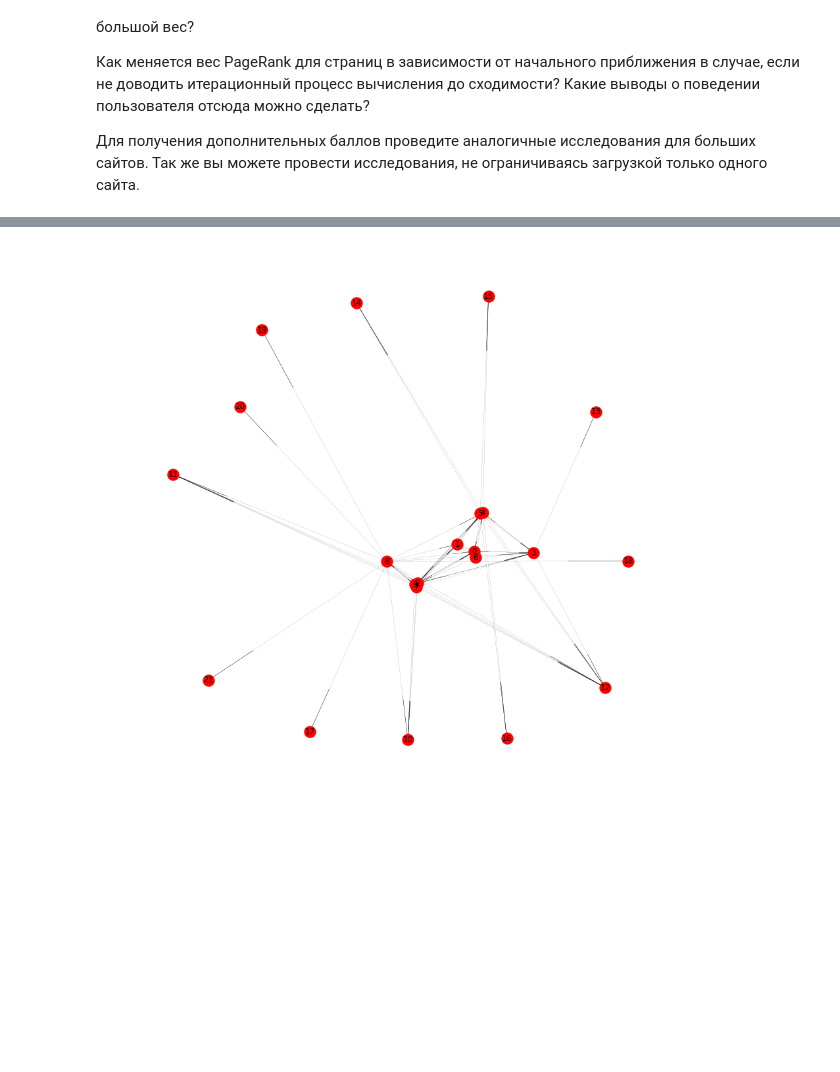
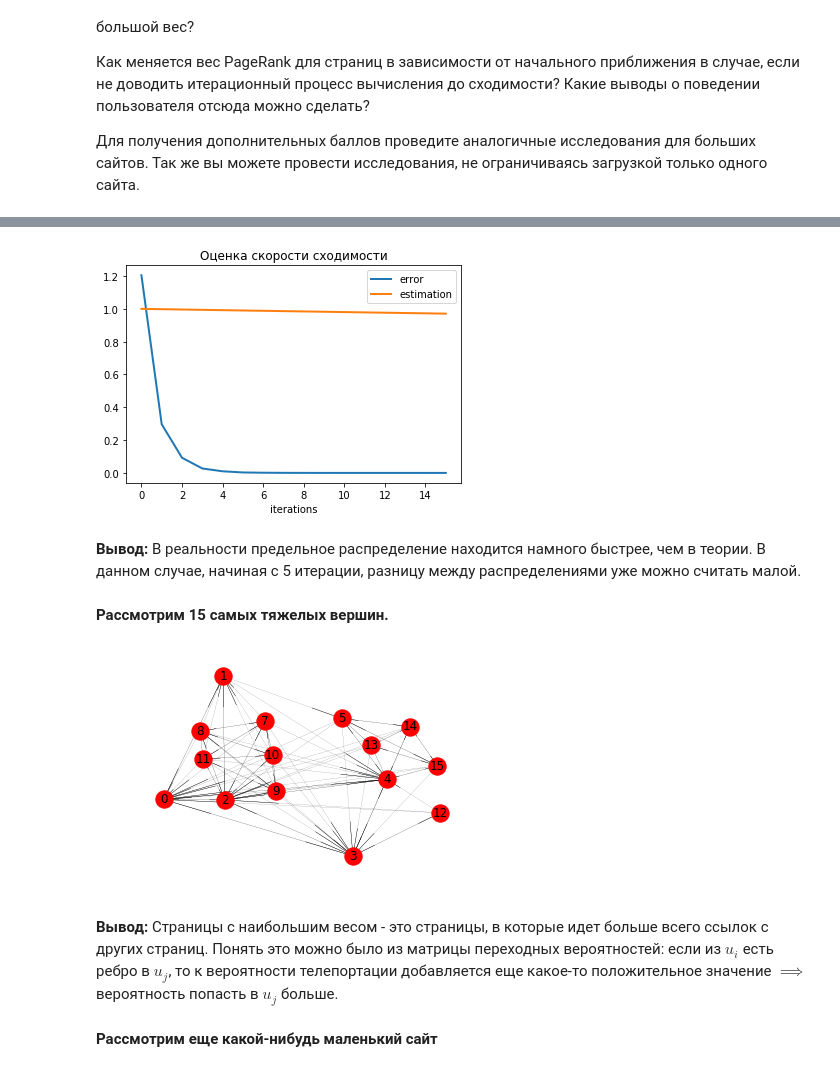
Before and after one commit to svinkapeppa/stochastic, a Jupyter notebook: lab_3/3.23.ipynb, the cells around one changed output, grey strips where cells are left out. Drawn from its saved outputs; the diff is of its cells as text; code cells hidden in the pictures; blank space fills up the shorter version.

```diff
--- a/lab_3/3.23.ipynb
+++ b/lab_3/3.23.ipynb
@@ -213,7 +222,7 @@ networkx.draw_networkx(G, width=0.5, node_size=size_const * pr_distribution,
 Как мы уже отмечали выше, эргодическая теорема дает верхнюю оценку на скорость сходимости. Давайте посмотрим, насколько она является точной. Для этого при вычислении PageRank нужно установить флаг return_trace.
 # %%
 pr_distribution, pr_trace = page_rank(edges, start_distribution,
-                                      return_trace=True)
+                                      return_trace=True, N=N)
 errors = np.abs(pr_trace - pr_trace[-1]).sum(axis=(1, 2))
 
 plt.figure(figsize=(10, 4))
@@ -363,8 +578,47 @@ for i in range(N):
+# %%
+start_distribution = np.ones((1, len(urls))) / len(urls)
+pr_distribution, pr_trace = page_rank(links, start_distribution,
+                                      return_trace=True, N=len(urls))
+errors = np.abs(pr_trace - pr_trace[-1]).sum(axis=(1, 2))
+
+x = np.arange(len(errors))
+plt.plot(x, errors, lw=2, label='error')
+plt.plot(x, (1 - np.min(pr_distribution)) ** x,
+         lw=2, label='estimation')
+plt.legend()
+plt.title('Оценка скорости сходимости')
+plt.xlabel('iterations')
+plt.show()
+# %% [output]
+[figure, added]
+# %% [markdown]
+**Вывод:** В реальности предельное распределение находится намного быстрее, чем в теории. В данном случае, начиная с 5 итерации, разницу между распределениями уже можно считать малой.
+# %% [markdown]
+**Рассмотрим 15 самых тяжелых вершин.**
+# %%
+tmp = sorted(pr_distribution)
+tmp = tmp[::-1]
+# %%
+treshold = tmp[15]
+
+induc = []
+induc_edges = []
+
+for i in range(len(pr_distribution)):
+    if pr_distribution[i] > treshold:
+        induc.append(urls[i])
+
+for i in links:
+    if pr_distribution[i[0]] > treshold and pr_distribution[i[1]] > treshold:
+        induc_edges.append(i)
 # %%
-plt.figure(figsize=(15,15))
 G = networkx.DiGraph()
-G.add_edges_from(links)
+G.add_edges_from(induc_edges)
 plt.axis('off')
 networkx.draw_networkx(G, width=0.1)
 # %% [output]
-[figure, old version]
+[figure, new version]
+# %% [markdown]
+**Вывод:** Страницы с наибольшим весом - это страницы, в которые идет больше всего ссылок с других страниц. Понять это можно было из матрицы переходных вероятностей: если из $u_{i}$ есть ребро в $u_{j}$, то к вероятности телепортации добавляется еще какое-то положительное значение $\implies$ вероятность попасть в $u_{j}$ больше.
+# %% [markdown]
+**Рассмотрим еще какой-нибудь маленький сайт**
```
Also changed, not shown: parts of 62 cells of this notebook.
